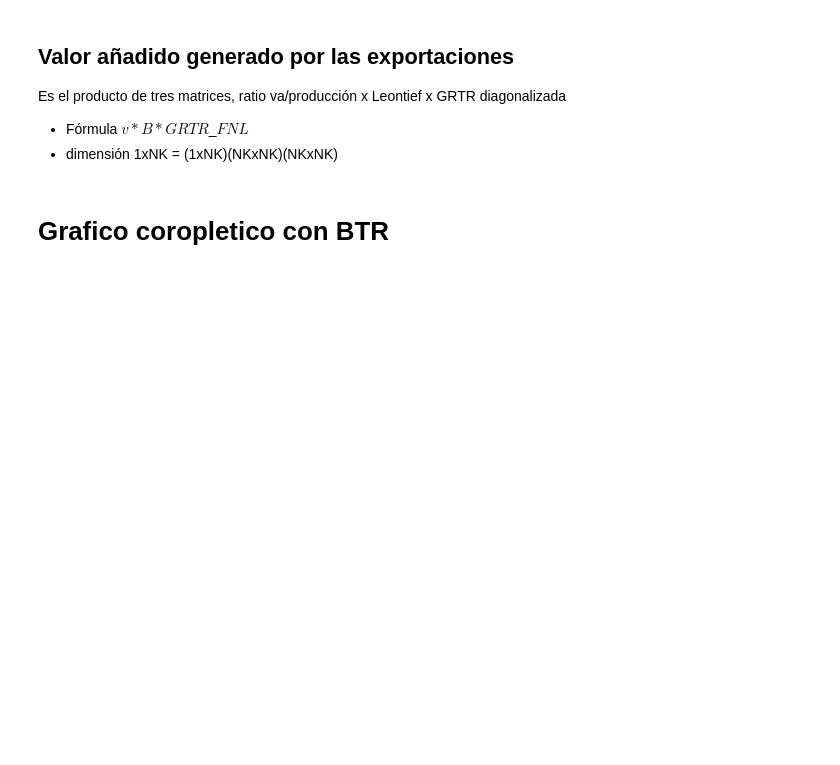
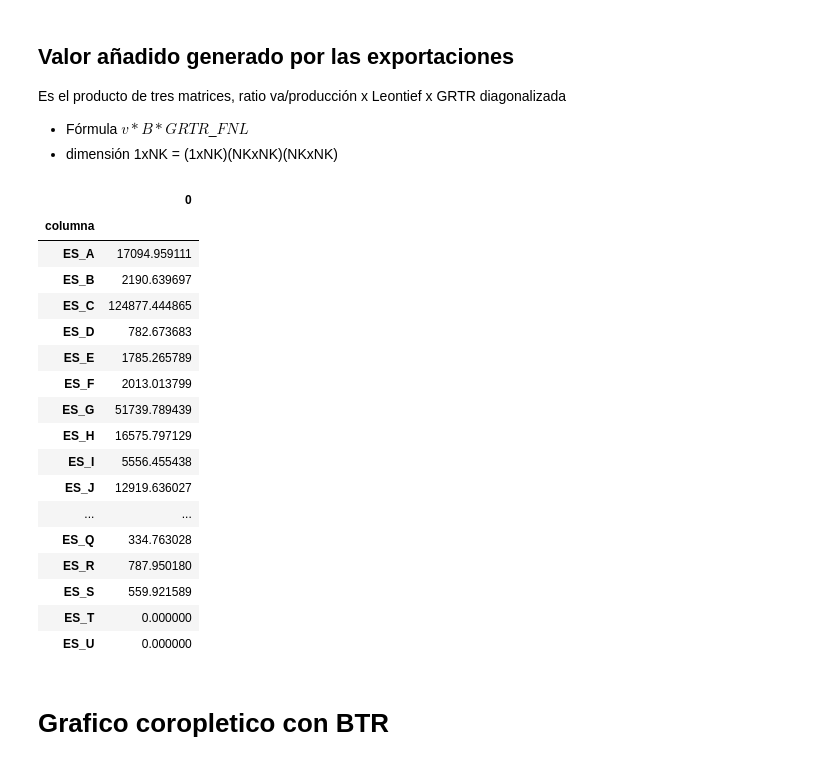
Before and after one commit to JuanCervigon/Globalizacion, a Jupyter notebook: figaro.ipynb, the cells around one changed output. Drawn from its saved outputs; the diff is of its cells as text; code cells hidden in the pictures; blank space fills up the shorter version.

```diff
--- a/figaro.ipynb
+++ b/figaro.ipynb
@@ -201,6 +202,7 @@ Dimension: $1$x$NK$
 # %%
 # Calcular v=w/x. Devuelve un dataframe
 v = np.divide(w, x)
+v.fillna(0, inplace=True)
 # %% [markdown]
 ## Consumos intermedios, z
 
@@ -355,6 +251,43 @@ Es el producto de tres matrices, ratio va/producción x Leontief x GRTR diagonal
 
 * Fórmula $v*B*GRTR$_$FNL$
 * dimensión 1xNK = (1xNK)(NKxNK)(NKxNK)
+# %%
+# Filtrar las filas y columnas de v, B y grtr empiezan por "ES"
+B_ES = B.filter(like='ES', axis=0).filter(like='ES', axis=1)
+v_ES = v.filter(like='ES', axis=1)
+grtr_ES = grtr.filter(like='ES', axis=0)
+# %%
+# Crear una matriz de ceros con grtr en la diagonal
+grtr_ES_d = np.zeros((len(grtr_ES),len(grtr_ES)))
+diagonal=grtr_ES.values
+np.fill_diagonal(grtr_ES_d, diagonal)
+# %%
+# Calcular el contenido de valor añadido de las exportaciones españolas por rama
+# Multiplicar las matrices v_ES , B_ES y grtr_ES_d
+
+va_ES_exp = np.dot(np.dot(v_ES, B_ES), grtr_ES_d)
+# %%
+va_ES_exp = pd.DataFrame(va_ES_exp, columns=v_ES.columns).transpose()
+va_ES_exp
+# %% [output]
+|  | 0 |
+| columna |  |
+| ES_A | 17094.959111 |
+| ES_B | 2190.639697 |
+| ES_C | 124877.444865 |
+| ES_D | 782.673683 |
+| ES_E | 1785.265789 |
+| ES_F | 2013.013799 |
+| ES_G | 51739.789439 |
+| ES_H | 16575.797129 |
+| ES_I | 5556.455438 |
+| ES_J | 12919.636027 |
+| ... | ... |
+| ES_Q | 334.763028 |
+| ES_R | 787.950180 |
+| ES_S | 559.921589 |
+| ES_T | 0.000000 |
+| ES_U | 0.000000 |
 # %% [markdown]
 # Grafico coropletico con BTR
 # %%
```
Also changed, not shown: parts of 13 cells of this notebook.
